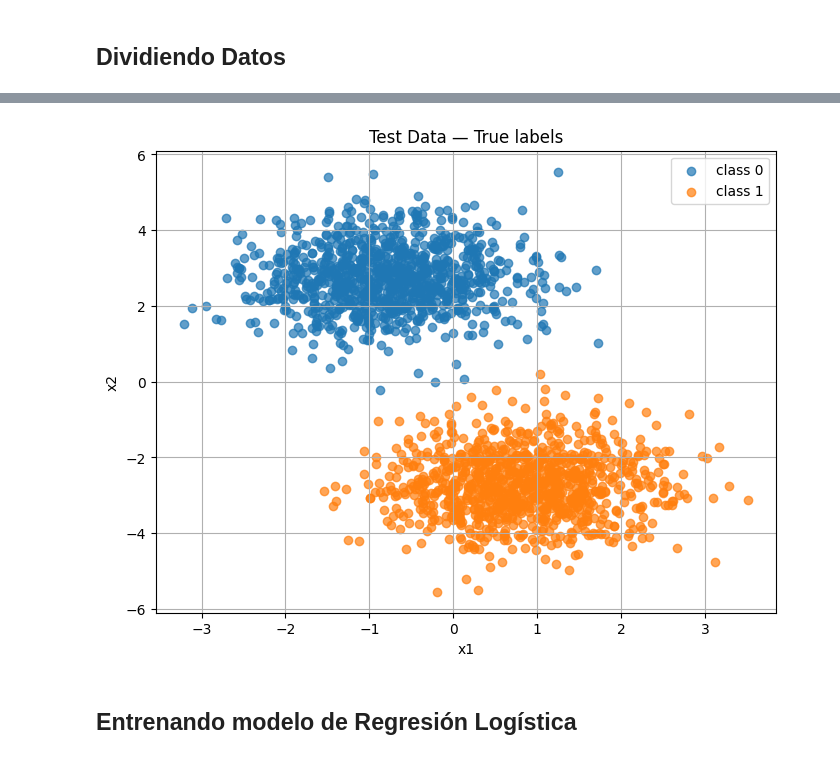
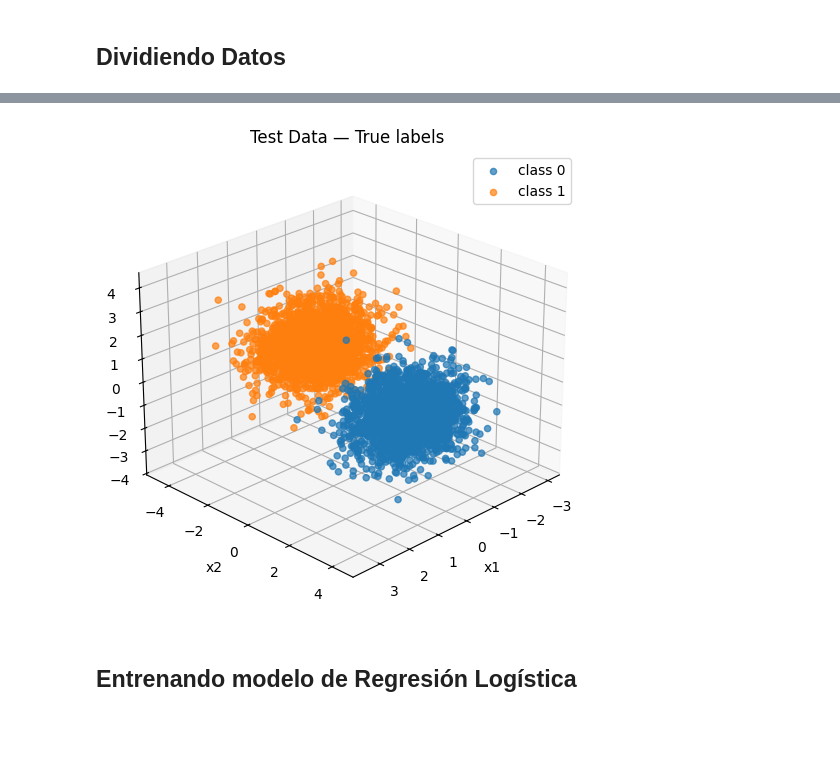
Before and after one commit to VictorHugoBorrayo/Intro_DS-ML, a Jupyter notebook: models/regresion_logistica.ipynb, the cells around one changed output, grey strips where cells are left out. Drawn from its saved outputs; the diff is of its cells as text; code cells hidden in the pictures; blank space fills up the shorter version.

```diff
--- a/models/regresion_logistica.ipynb
+++ b/models/regresion_logistica.ipynb
@@ -76,7 +76,7 @@ from utils.classification_functions import *
 # %%
 # Cell 3 — Leyendo datos
 
-DATA_FILE = "binary_classification_separable_3d.csv"  # cambiar aquí
+DATA_FILE = "binary_classification_less_separable_3d.csv"  # cambiar aquí
 
 data_path = Path("../data/mocked_data") / DATA_FILE
 df = pd.read_csv(data_path)
@@ -133,14 +133,14 @@ plot_points(
 # %%
 # Cell 6 — Plot Test
 
 plot_points(
     X_test.to_numpy(),
     y_test.to_numpy(),
-    dims=2,
+    dims=3,
     title="Test Data — True labels"
 )
 # %% [output]
-[figure, old version]
+[figure, new version]
 # %% [markdown]
 ## Entrenando modelo de Regresión Logística
 # %%
```
Also changed, not shown: parts of 6 cells of this notebook, 3 other files.
